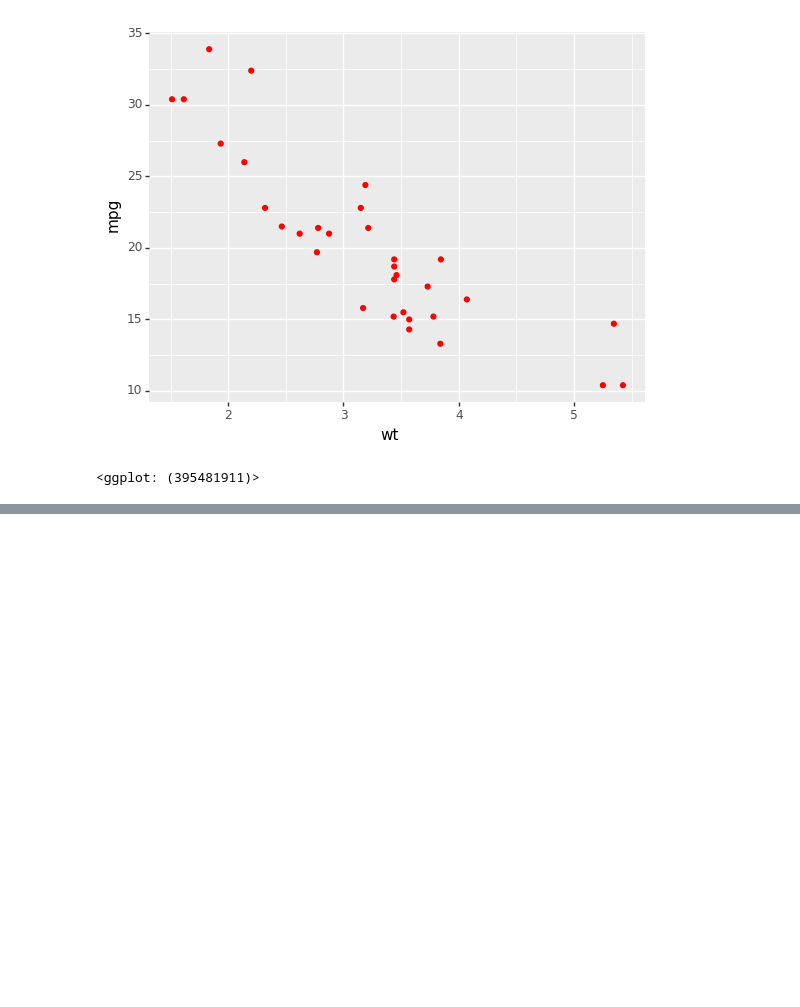
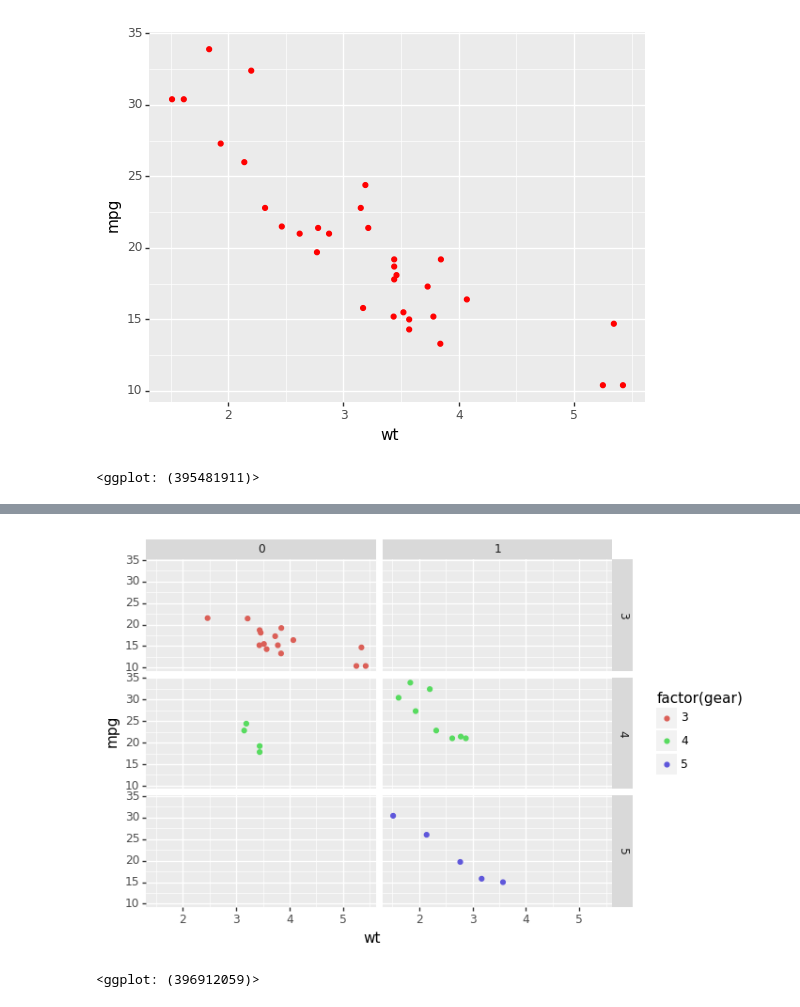
Before and after one commit to adroit-ds/plotnine, a Jupyter notebook: plotnine-notebook.ipynb, the cells around one changed output, grey strips where cells are left out. Saved outputs shown, nothing was run; the diff lists cells and outputs as text; code cells hidden in the pictures; blank space fills up the shorter version.

Commit message:
added geoms, coordinate system

```diff
--- a/plotnine-notebook.ipynb
+++ b/plotnine-notebook.ipynb
@@ -66,0 +82,11 @@ plot
+# %%
+# Faceting by gear and am
+
+plot = (ggplot(data=mtcars)
+        + geom_point(aes("wt", "mpg", color="factor(gear)"))
+        + facet_grid("gear~am")
+        )
+plot
+# %% [output]
+[figure, added]
+<ggplot: (396912059)>
```
Also changed, not shown: parts of 3 cells of this notebook.
